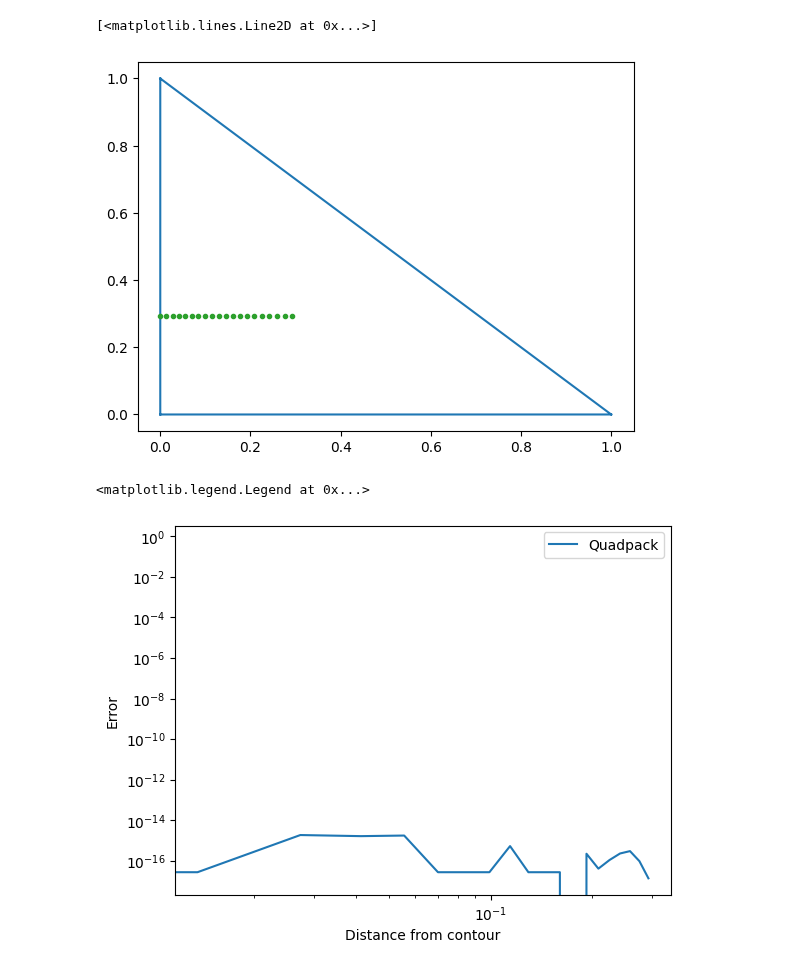
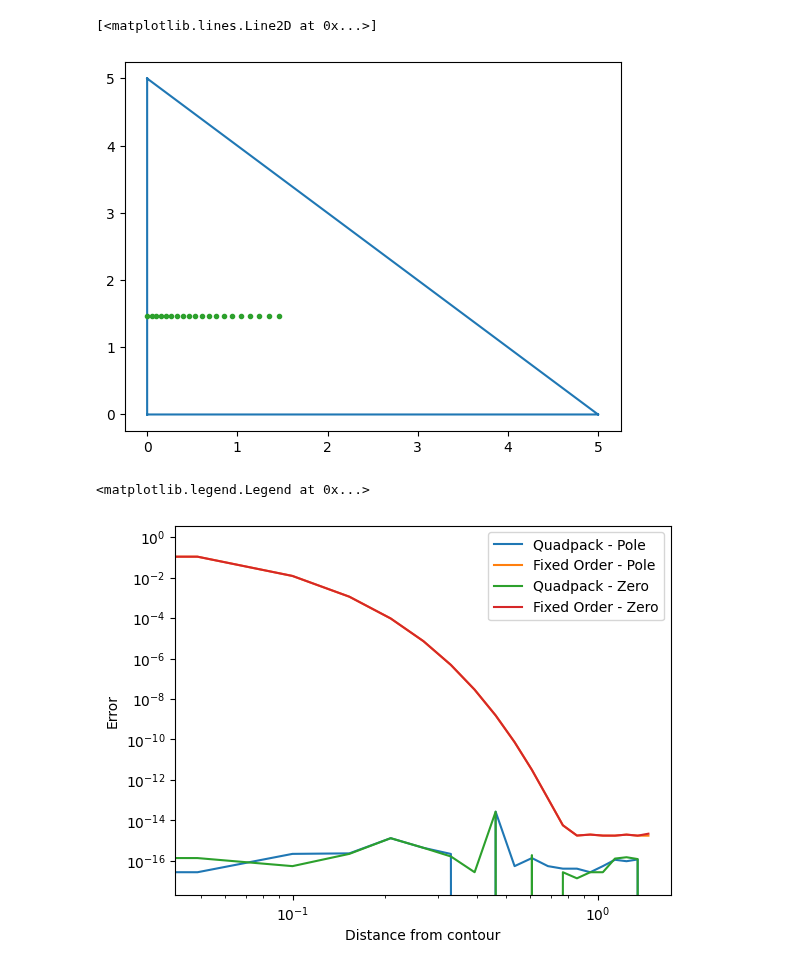
Before and after one commit to j-bowhay/Poles-and-Roots, a Jupyter notebook: notebooks/quadrature_convergence.ipynb, the cells around one changed output. Drawn from its saved outputs; the diff is of its cells as text; code cells hidden in the pictures.

Commit message:
finish convergence plot

```diff
--- a/notebooks/quadrature_convergence.ipynb
+++ b/notebooks/quadrature_convergence.ipynb
@@ -5,7 +5,7 @@ import matplotlib.pyplot as plt
 from poles_roots._utils import compute_incenter, convert_cart_to_complex
 from poles_roots.integration import argument_principle_from_points
 # %%
-tri_points = np.array([[0, 0], [1, 0], [0, 1]])
+tri_points = np.array([[0, 0], [5, 0], [0, 5]])
 center = compute_incenter(*tri_points)
 
 x_points = np.logspace(0, np.log2(center[0]+1), base=2, num=20) - 1
@@ -16,26 +16,45 @@ ax.triplot(*tri_points.T)
 ax.plot(*locations_cart.T, '.')
 # %% [output]
 [<matplotlib.lines.Line2D at 0x...>]
-[figure, old version]
+[figure, new version]
 # %%
 locations = convert_cart_to_complex(locations_cart)
 points = convert_cart_to_complex(tri_points)
-errors = []
+errors_quad_pole = []
+errors_fixed_pole = []
+errors_quad_zero = []
+errors_fixed_zero = []
 for location in locations:
-    def f(z):
+    def f_pole(z):
         return 1/(z-location)
 
-    def f_prime(z):
+    def f_pole_prime(z):
         return -1/(z-location)**2
 
-    res = argument_principle_from_points(f, f_prime, points=points)[0]
-    errors.append(np.abs(-1 - res))
+    def f_zero(z):
+        return z - location
+
+    def f_zero_prime(z):
+        return 1
+
+    res = argument_principle_from_points(f_pole, f_pole_prime, points=points)[0]
+    errors_quad_pole.append(np.abs(-1 - res))
+    res = argument_principle_from_points(f_pole, f_pole_prime, points=points, method="fixed", quad_kwargs={"n":50})[0]
+    errors_fixed_pole.append(np.abs(-1 - res))
+
+    res = argument_principle_from_points(f_zero, f_zero_prime, points=points)[0]
+    errors_quad_zero.append(np.abs(1 - res))
+    res = argument_principle_from_points(f_zero, f_zero_prime, points=points, method="fixed", quad_kwargs={"n":50})[0]
+    errors_fixed_zero.append(np.abs(1 - res))
 # %%
 fig, ax = plt.subplots()
-ax.loglog(locations.real, errors, label="Quadpack")
+ax.loglog(locations.real, errors_quad_pole, label="Quadpack - Pole")
+ax.loglog(locations.real, errors_fixed_pole, label="Fixed Order - Pole")
+ax.loglog(locations.real, errors_quad_zero, label="Quadpack - Zero")
+ax.loglog(locations.real, errors_fixed_zero, label="Fixed Order - Zero")
 ax.set_ylabel("Error")
 ax.set_xlabel("Distance from contour")
 ax.legend()
 # %% [output]
 <matplotlib.legend.Legend at 0x...>
-[figure, old version]
+[figure, new version]
```
